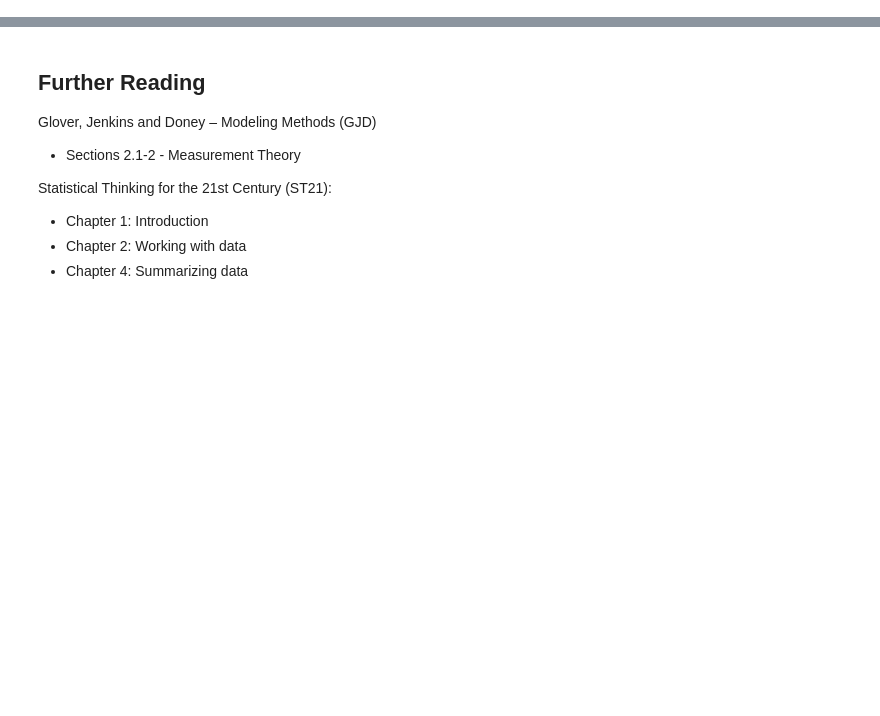
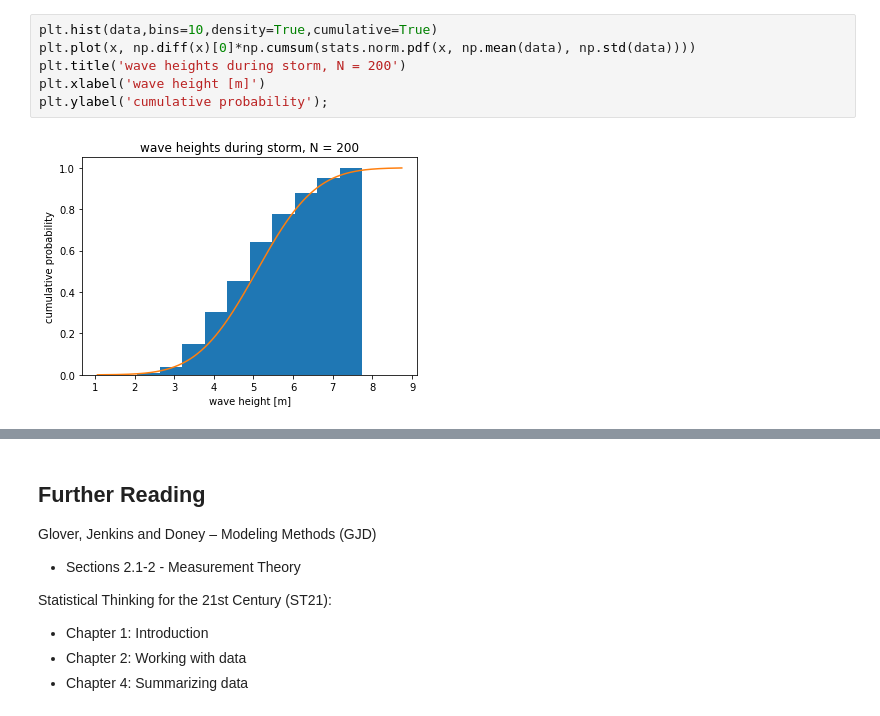
Before and after one commit to tompc35/data_marine_science, a Jupyter notebook: 2-01-introduction.ipynb, the cells around one changed output, grey strips where cells are left out. Saved outputs shown, nothing was run; the diff lists cells and outputs as text; blank space fills up the shorter version.

```diff
--- a/2-01-introduction.ipynb
+++ b/2-01-introduction.ipynb
@@ -127,0 +101,8 @@ The standard error from 1 set of samples, gives an estimate of standard deviatio
+# %%
+plt.hist(data,bins=10,density=True,cumulative=True)
+plt.plot(x, np.diff(x)[0]*np.cumsum(stats.norm.pdf(x, np.mean(data), np.std(data))))
+plt.title('wave heights during storm, N = 200')
+plt.xlabel('wave height [m]')
+plt.ylabel('cumulative probability');
+# %% [output]
+[figure, added]
```
Also changed, not shown: parts of 7 cells of this notebook, 17 other files.
